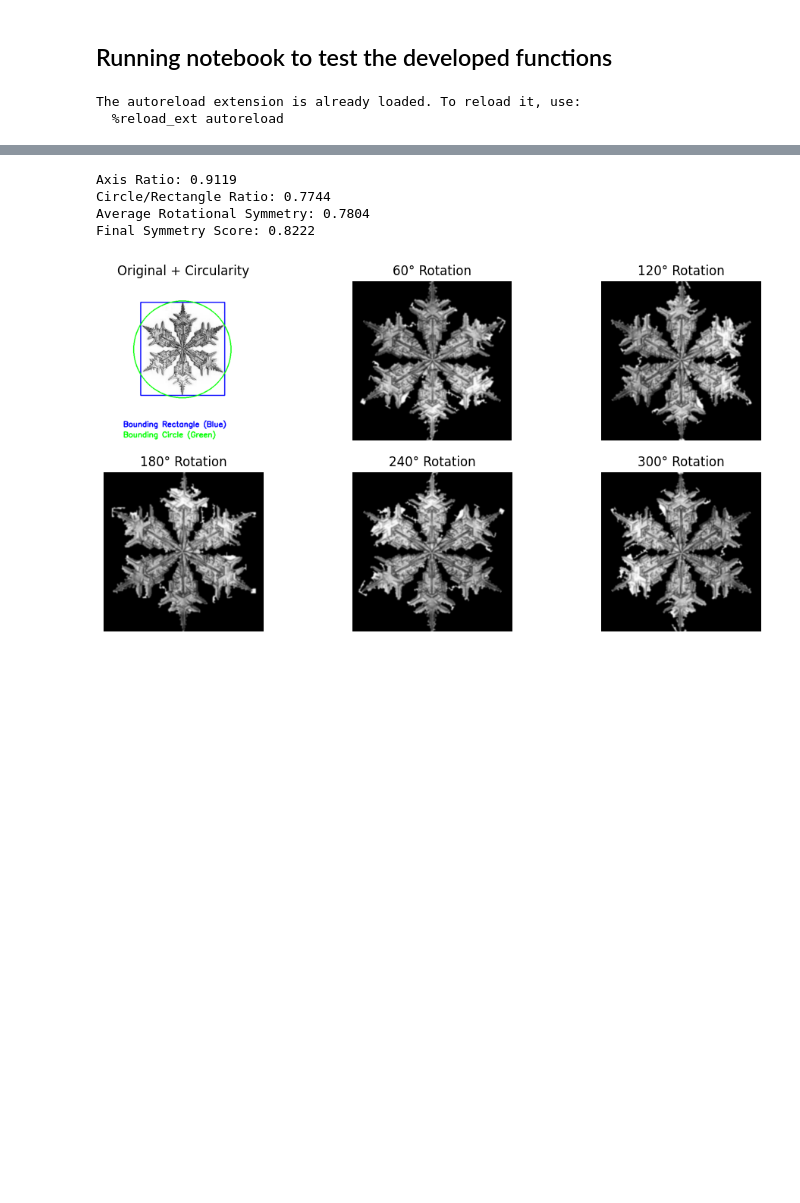
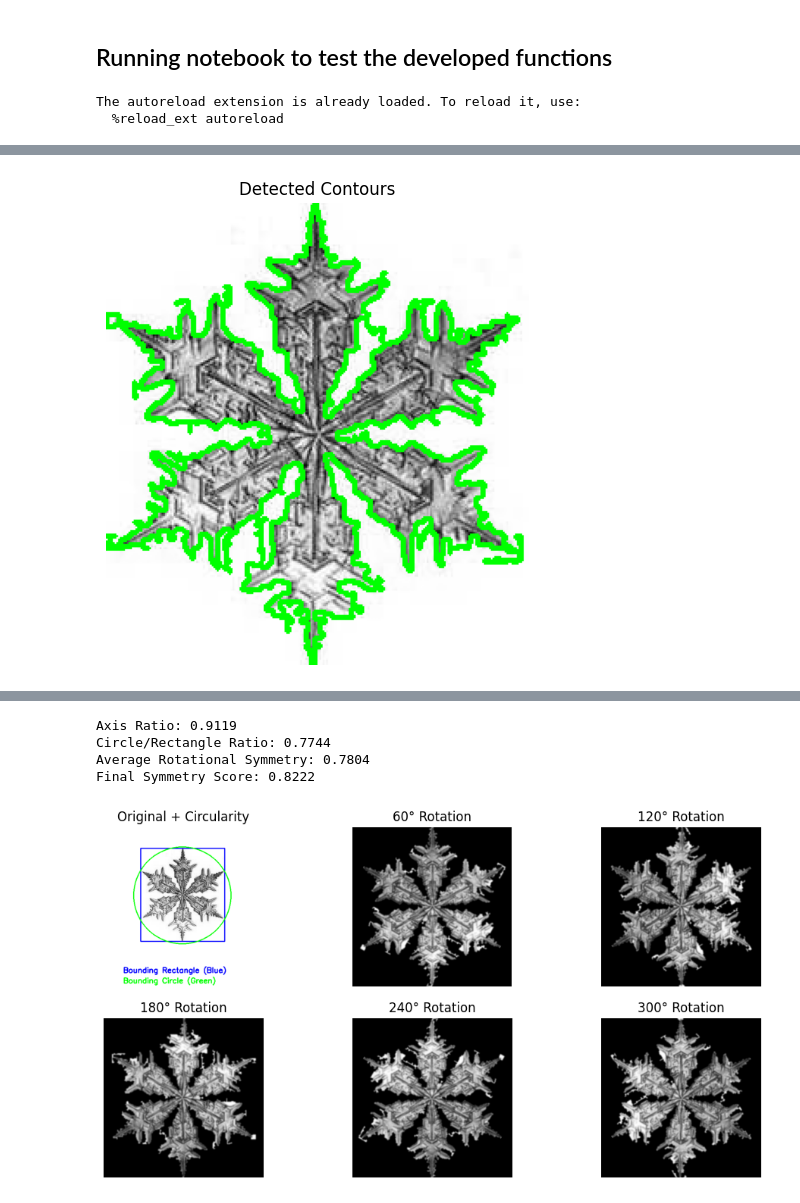
Before and after one commit to lusxvr/sf_ranking, a Jupyter notebook: dev.ipynb, the cells around one changed output, grey strips where cells are left out. Cells and saved outputs as stored; diff of their text form; code cells hidden in the pictures; blank space fills up the shorter version.

```diff
--- a/dev.ipynb
+++ b/dev.ipynb
@@ -49,0 +43,10 @@ Size:  (267, 244, 3)
+# %%
+contour_image, contours = cd.detect_contours(preprocessed_image)
+
+plt.figure(figsize=(6, 6))
+plt.title("Detected Contours")
+plt.imshow(contour_image)
+plt.axis('off')
+plt.show()
+# %% [output]
+[figure, added]
```
Also changed, not shown: parts of 5 cells of this notebook, 8 other files.
